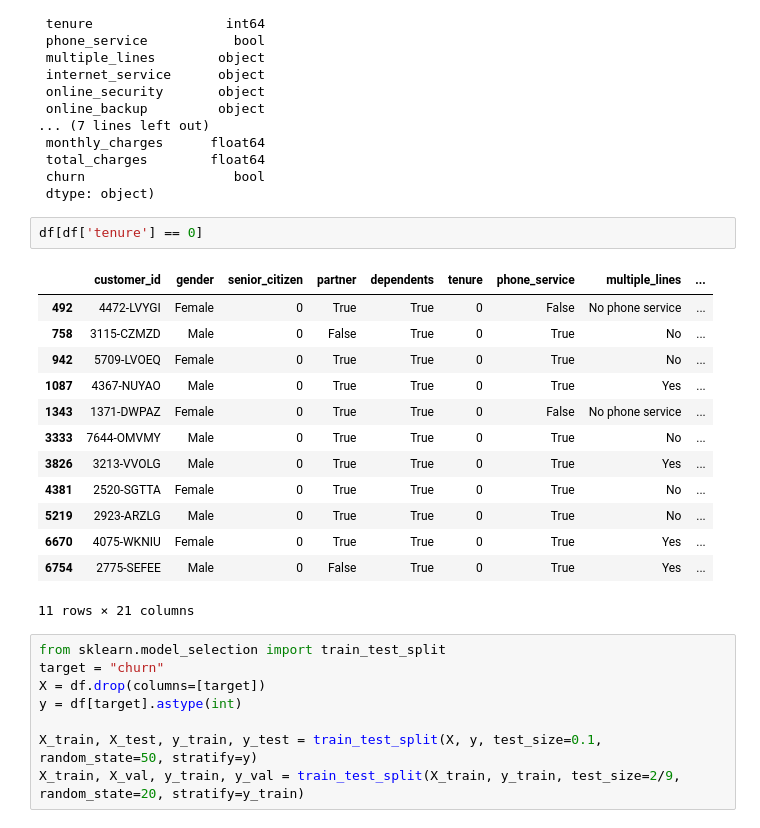
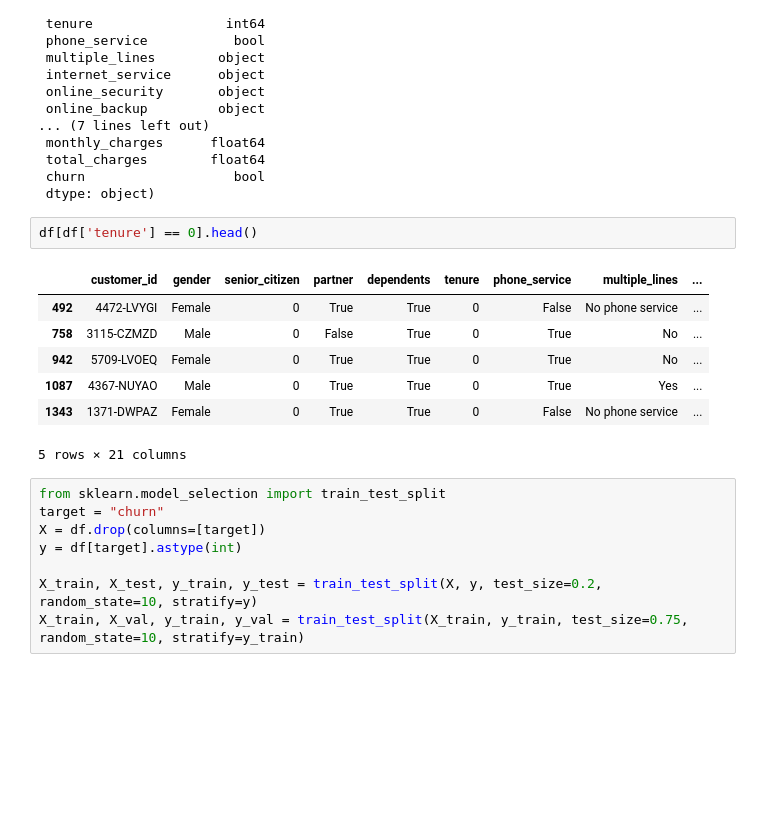
Before and after one commit to uvxpv/ds-project-pipeline, a Jupyter notebook: notebooks/prediction.ipynb, the cells around one changed output. Drawn from its saved outputs; the diff is of its cells as text; blank space fills up the shorter version.

```diff
--- a/notebooks/prediction.ipynb
+++ b/notebooks/prediction.ipynb
@@ -25,29 +25,23 @@ df.shape, df.dtypes
  churn                   bool
  dtype: object)
 # %%
-df[df['tenure'] == 0]
+df[df['tenure'] == 0].head()
 # %% [output]
 |  | customer_id | gender | senior_citizen | partner | dependents | tenure | phone_service | multiple_lines | ... |
 | 492 | 4472-LVYGI | Female | 0 | True | True | 0 | False | No phone service | ... |
 | 758 | 3115-CZMZD | Male | 0 | False | True | 0 | True | No | ... |
 | 942 | 5709-LVOEQ | Female | 0 | True | True | 0 | True | No | ... |
 | 1087 | 4367-NUYAO | Male | 0 | True | True | 0 | True | Yes | ... |
 | 1343 | 1371-DWPAZ | Female | 0 | True | True | 0 | False | No phone service | ... |
-| 3333 | 7644-OMVMY | Male | 0 | True | True | 0 | True | No | ... |
-| 3826 | 3213-VVOLG | Male | 0 | True | True | 0 | True | Yes | ... |
-| 4381 | 2520-SGTTA | Female | 0 | True | True | 0 | True | No | ... |
-| 5219 | 2923-ARZLG | Male | 0 | True | True | 0 | True | No | ... |
-| 6670 | 4075-WKNIU | Female | 0 | True | True | 0 | True | Yes | ... |
-| 6754 | 2775-SEFEE | Male | 0 | False | True | 0 | True | Yes | ... |
-11 rows × 21 columns
+5 rows × 21 columns
 # %%
 from sklearn.model_selection import train_test_split
 target = "churn"
 X = df.drop(columns=[target])
 y = df[target].astype(int)
 
-X_train, X_test, y_train, y_test = train_test_split(X, y, test_size=0.1, random_state=50, stratify=y)
-X_train, X_val, y_train, y_val = train_test_split(X_train, y_train, test_size=2/9, random_state=20, stratify=y_train)
+X_train, X_test, y_train, y_test = train_test_split(X, y, test_size=0.2, random_state=10, stratify=y)
+X_train, X_val, y_train, y_val = train_test_split(X_train, y_train, test_size=0.75, random_state=10, stratify=y_train)
 # %%
 from sklearn.compose import ColumnTransformer
 from sklearn.pipeline import Pipeline
```
Also changed, not shown: parts of 7 cells of this notebook, 1 other file.
